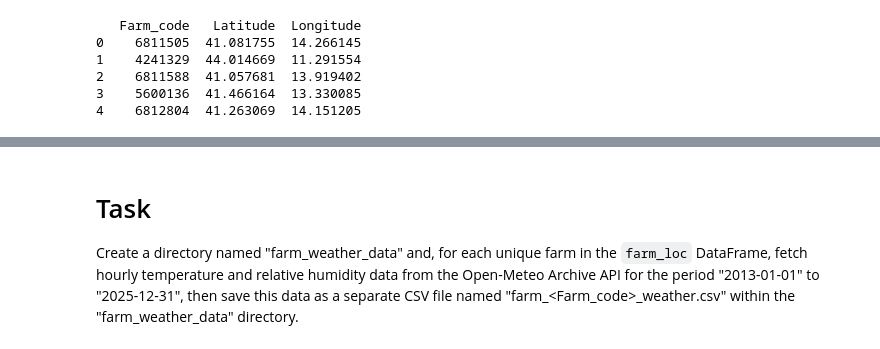
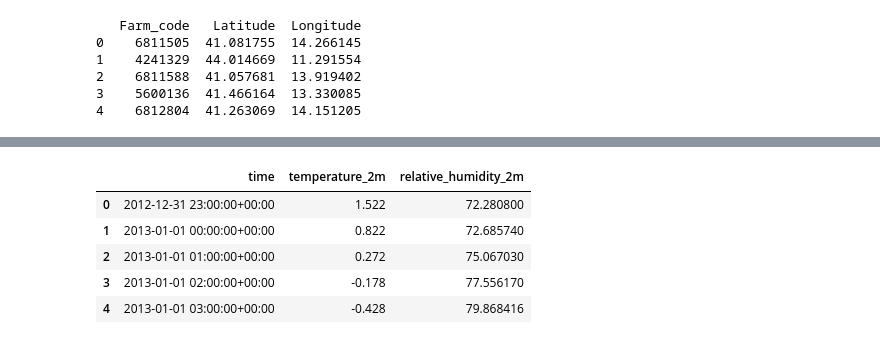
Before and after one commit to smsag99/Thesis, a Jupyter notebook: codes/dataExploring.ipynb, the cells around one changed output, grey strips where cells are left out. Saved outputs shown, nothing was run; the diff lists cells and outputs as text; code cells hidden in the pictures.

```diff
--- a/codes/dataExploring.ipynb
+++ b/codes/dataExploring.ipynb
@@ -282,3 +409,12 @@ print(farm_loc.head())
+# %%
+df_farm_weather.head()
+# %% [output]
+|  | time | temperature_2m | relative_humidity_2m |
+| 0 | 2012-12-31 23:00:00+00:00 | 1.522 | 72.280800 |
+| 1 | 2013-01-01 00:00:00+00:00 | 0.822 | 72.685740 |
+| 2 | 2013-01-01 01:00:00+00:00 | 0.272 | 75.067030 |
+| 3 | 2013-01-01 02:00:00+00:00 | -0.178 | 77.556170 |
+| 4 | 2013-01-01 03:00:00+00:00 | -0.428 | 79.868416 |
 # %%
 # Select relevant columns from df_animal
 df_animal_selected = df_animal[['Farm_Code', 'dtt']]
@@ -303,6 +439,3 @@ df_merged = df_merged.drop(columns=['Farm_code'])
 print("Head of df_merged:")
 print(df_merged.head())
 print(f"\nTotal rows in df_merged: {len(df_merged)}")
-# %% [markdown]
-# Task
-Create a directory named "farm_weather_data" and, for each unique farm in the `farm_loc` DataFrame, fetch hourly temperature and relative humidity data from the Open-Meteo Archive API for the period "2013-01-01" to "2025-12-31", then save this data as a separate CSV file named "farm_<Farm_code>_weather.csv" within the "farm_weather_data" directory.
```
Also changed, not shown: parts of 10 cells of this notebook.
